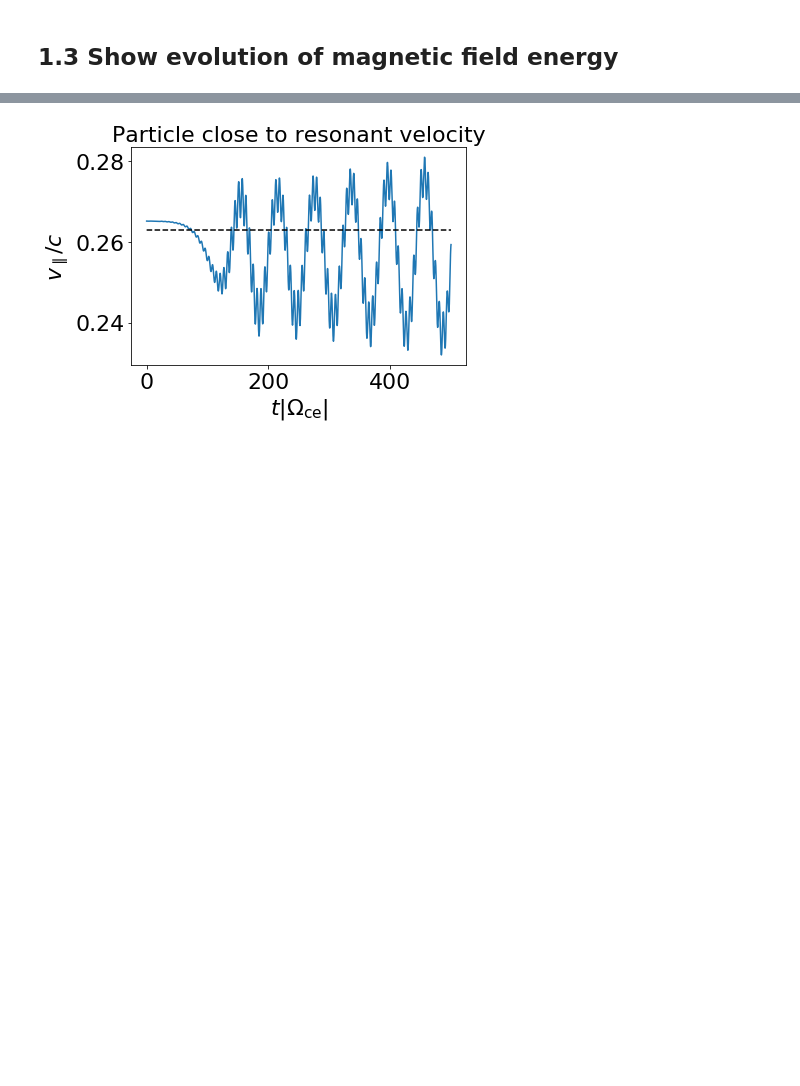
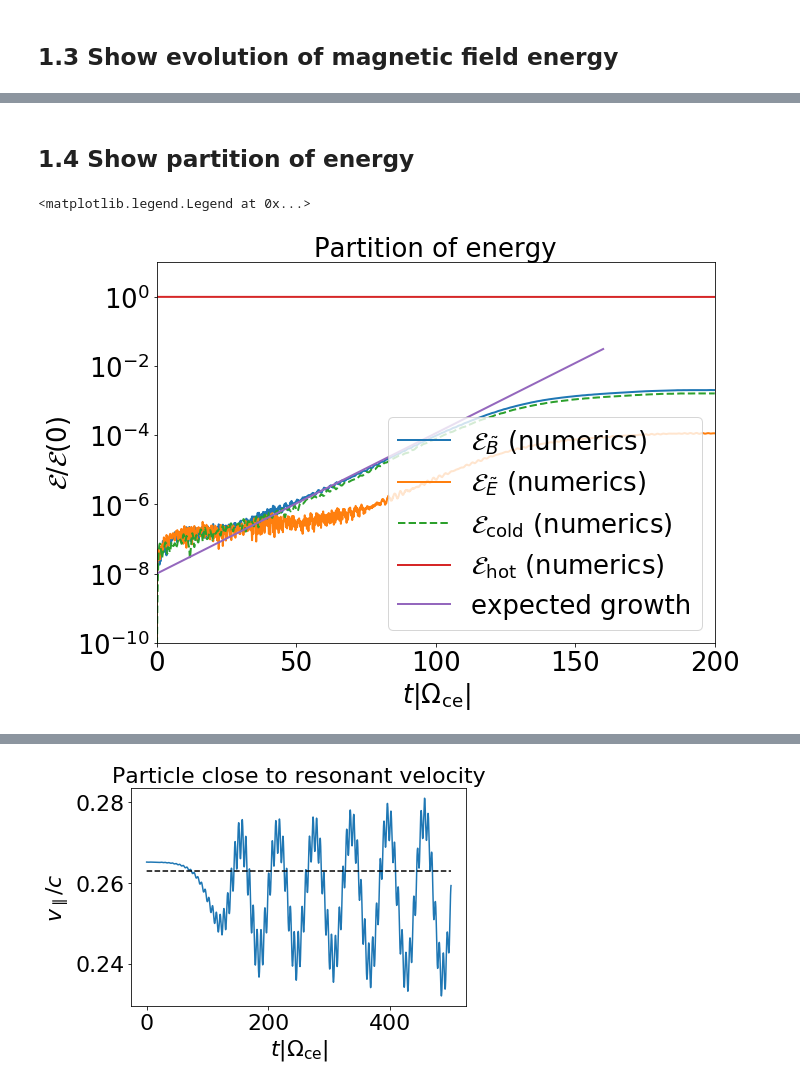
Before and after one commit to ratnania/mhd, a Jupyter notebook: 02_HybridModelling/01_Electron_Hybrid_Code.ipynb, the cells around one changed output, grey strips where cells are left out. Drawn from its saved outputs; the diff is of its cells as text; code cells hidden in the pictures; blank space fills up the shorter version.

```diff
--- a/02_HybridModelling/01_Electron_Hybrid_Code.ipynb
+++ b/02_HybridModelling/01_Electron_Hybrid_Code.ipynb
@@ -718 +784,30 @@ plt.savefig('/home/florian/Schreibtisch/Masterarbeit/05_Präsentationen/04_Ringb
+# %% [markdown]
+## 1.4 Show partition of energy
+# %%
+f4 = plt.figure()
+f4.set_figheight(7)
+f4.set_figwidth(10)
+
+en_tot = en_B + en_E + en_jc + en_jh
+
+Nt = len(en_B) - 1
+tn = np.linspace(0, Nt*dt*saving_step, Nt + 1)
+tg = np.linspace(0, 160, 100)
+
+plt.semilogy(tn, en_B/en_tot[0], linewidth = 2, label = r'$\mathcal{E}_\tilde{B}$ (numerics)')
+plt.semilogy(tn, en_E/en_tot[0], linewidth = 2, label = r'$\mathcal{E}_\tilde{E}$ (numerics)')
+plt.semilogy(tn, en_jc/en_tot[0], '--', linewidth = 2, label = r'$\mathcal{E}_\mathrm{cold}$ (numerics)')
+plt.semilogy(tn, en_jh/en_tot[0], linewidth = 2, label = r'$\mathcal{E}_\mathrm{hot}$ (numerics)')
+plt.semilogy(tg, 1e-8*np.exp(tg*gamma*2), label = 'expected growth', linewidth = 2)
+
+plt.xlabel('$t|\Omega_\mathrm{ce}|$')
+plt.ylabel(r'$\mathcal{E} / \mathcal{E}(0)$')
+plt.title('Partition of energy', fontsize = fontsize)
+plt.ylim((1e-10, 1e1))
+plt.xlim((0, 200))
+plt.legend()
+#plt.savefig('/home/florian/Schreibtisch/Masterarbeit/05_Präsentationen/04_Ringberg/01_Figures/Energies_ConCode_WithCV.pdf', bbox_inches = 'tight')
+# %% [output]
+<matplotlib.legend.Legend at 0x...>
+[figure, added]
 # %% [markdown]
```
Also changed, not shown: parts of 34 cells of this notebook, 3 other files.
